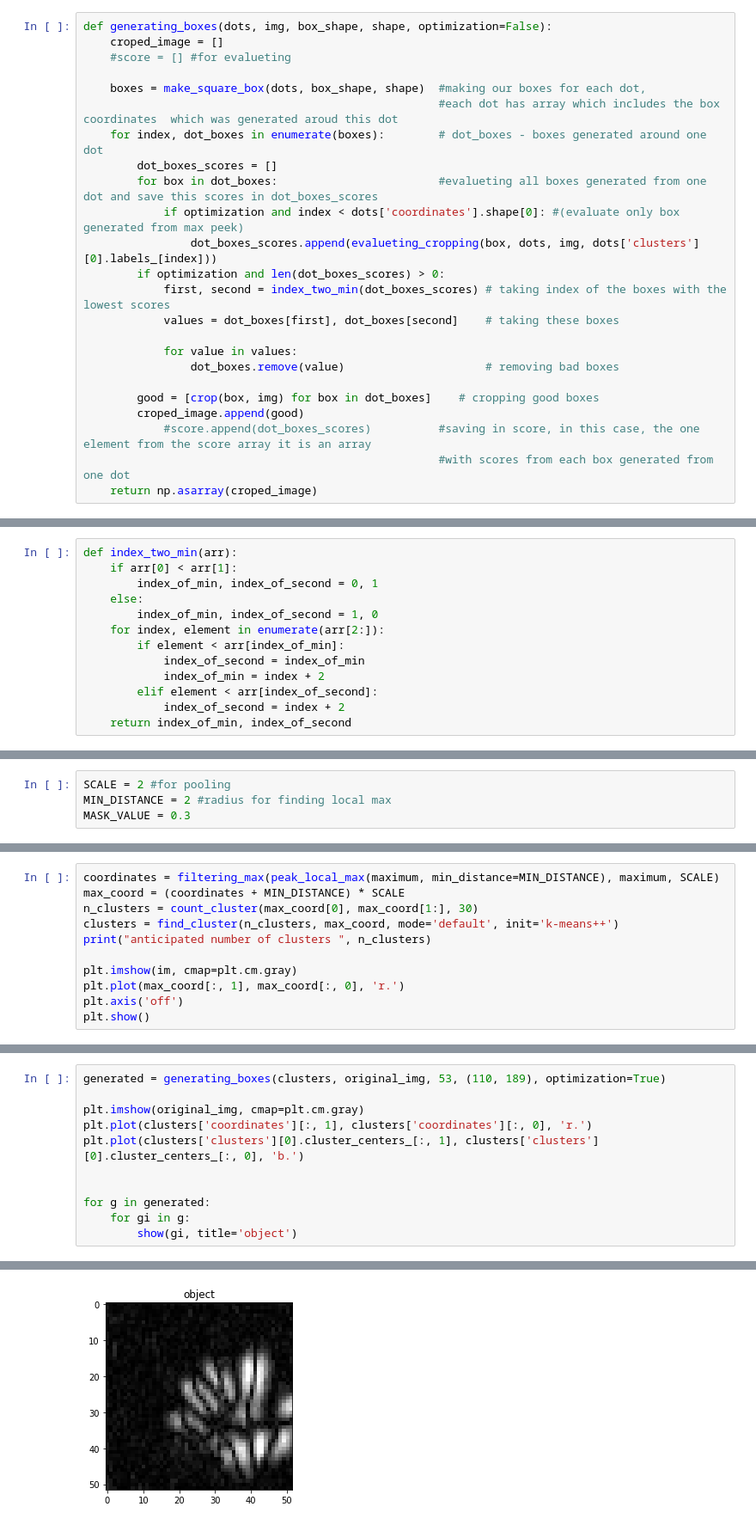
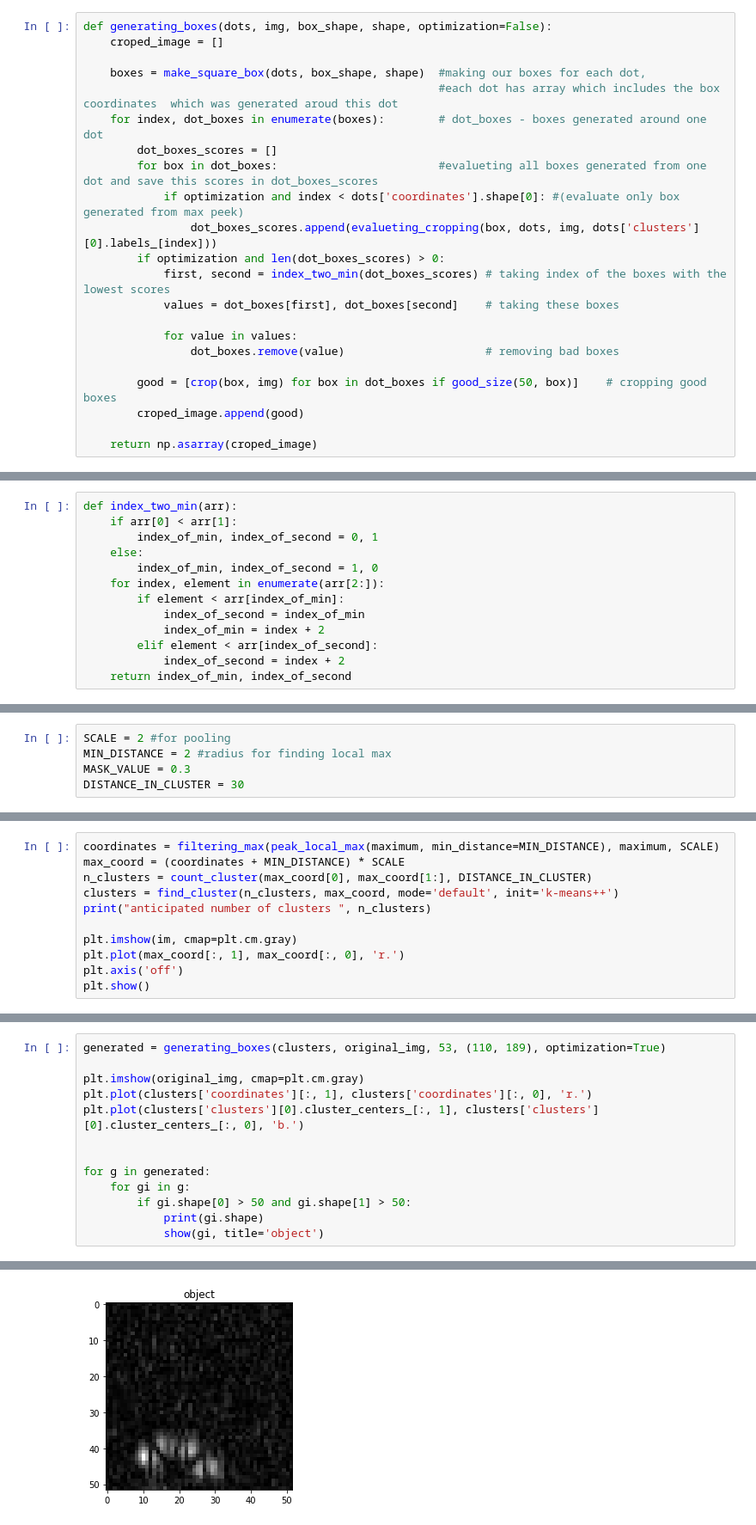
Before and after one commit to darkdefender228/Hands-Detection, a Jupyter notebook: Detection_demo.ipynb, the cells around one changed output, grey strips where cells are left out. Shown at 86% size. Saved outputs shown, nothing was run; the diff lists cells and outputs as text.

```diff
--- a/Detection_demo.ipynb
+++ b/Detection_demo.ipynb
@@ -172,7 +172,6 @@ def crop(box, img):
 # %%
 def generating_boxes(dots, img, box_shape, shape, optimization=False):
     croped_image = []
-    #score = [] #for evalueting
 
     boxes = make_square_box(dots, box_shape, shape)  #making our boxes for each dot,
                                                      #each dot has array which includes the box coordinates  which was generated aroud this dot
@@ -188,10 +187,9 @@ def generating_boxes(dots, img, box_shape, shape, optimization=False):
             for value in values:
                 dot_boxes.remove(value)                     # removing bad boxes
 
-        good = [crop(box, img) for box in dot_boxes]    # cropping good boxes
+        good = [crop(box, img) for box in dot_boxes if good_size(50, box)]    # cropping good boxes
         croped_image.append(good)
-            #score.append(dot_boxes_scores)          #saving in score, in this case, the one element from the score array it is an array
-                                                     #with scores from each box generated from one dot
+
     return np.asarray(croped_image)
 # %%
 def evalueting_cropping(box, dots, img, cluster):
@@ -247,6 +255,7 @@ def index_two_min(arr):
 SCALE = 2 #for pooling
 MIN_DISTANCE = 2 #radius for finding local max
 MASK_VALUE = 0.3
+DISTANCE_IN_CLUSTER = 30
 # %%
 images_path = get_imlist('Test189x110/27734/')
 count = len(images_path) - 1
@@ -273,7 +281,7 @@ maximum.shape
 # %%
 coordinates = filtering_max(peak_local_max(maximum, min_distance=MIN_DISTANCE), maximum, SCALE)
 max_coord = (coordinates + MIN_DISTANCE) * SCALE
-n_clusters = count_cluster(max_coord[0], max_coord[1:], 30)
+n_clusters = count_cluster(max_coord[0], max_coord[1:], DISTANCE_IN_CLUSTER)
 clusters = find_cluster(n_clusters, max_coord, mode='default', init='k-means++')
 print("anticipated number of clusters ", n_clusters)
 
@@ -294,5 +302,7 @@ plt.plot(clusters['clusters'][0].cluster_centers_[:, 1], clusters['clusters'][0]
 
 for g in generated:
     for gi in g:
-        show(gi, title='object')
+        if gi.shape[0] > 50 and gi.shape[1] > 50:
+            print(gi.shape)
+            show(gi, title='object')
 # %% [output]
@@ -303 +318 @@ for g in generated:
-[figure, old version]
+[figure, new version]
```
Also changed, not shown: parts of 9 cells of this notebook.
